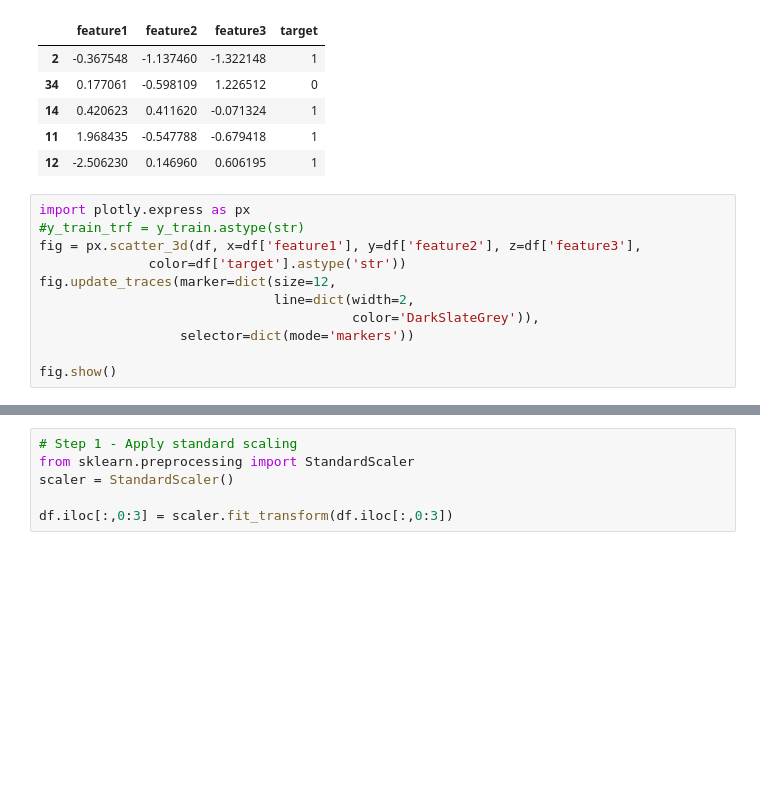
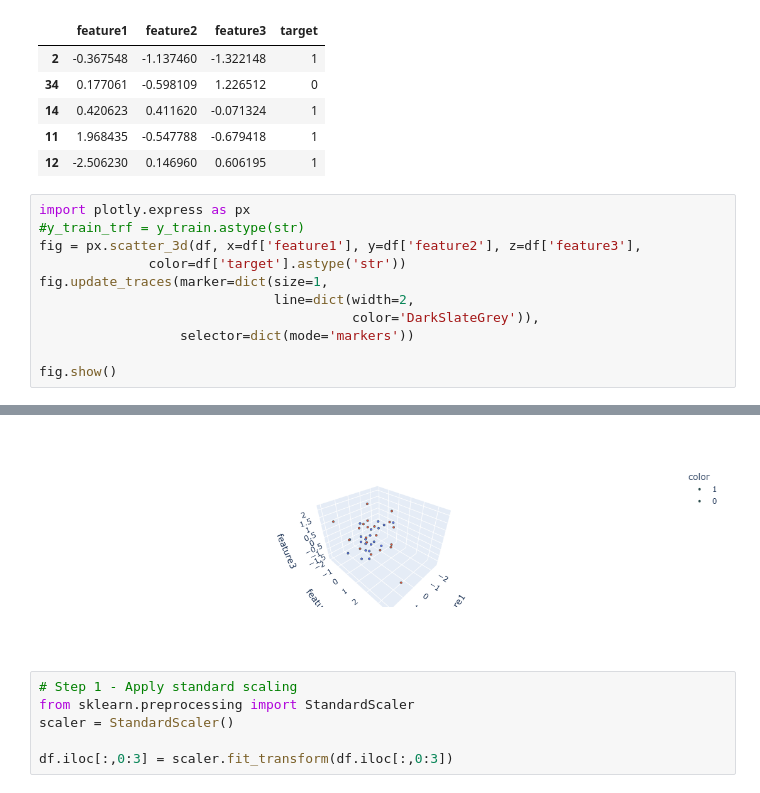
Before and after one commit to sandeshbhatta495/AI, a Jupyter notebook: PCA/pca without using sklearn .ipynb, the cells around one changed output, grey strips where cells are left out. Cells and saved outputs as stored; diff of their text form; blank space fills up the shorter version.

```diff
--- a/PCA/pca without using sklearn .ipynb
+++ b/PCA/pca without using sklearn .ipynb
@@ -33,7 +32,7 @@ import plotly.express as px
 #y_train_trf = y_train.astype(str)
 fig = px.scatter_3d(df, x=df['feature1'], y=df['feature2'], z=df['feature3'],
               color=df['target'].astype('str'))
-fig.update_traces(marker=dict(size=12,
+fig.update_traces(marker=dict(size=1,
                               line=dict(width=2,
                                         color='DarkSlateGrey')),
                   selector=dict(mode='markers'))
@@ -44,3 +42,4 @@ fig.show()
+[figure, added]
 # %%
 # Step 1 - Apply standard scaling
 from sklearn.preprocessing import StandardScaler
```
Also changed, not shown: parts of 5 cells of this notebook.
